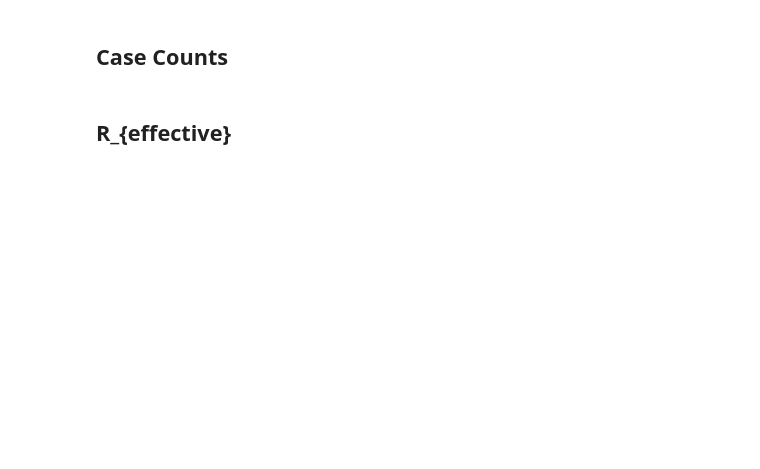
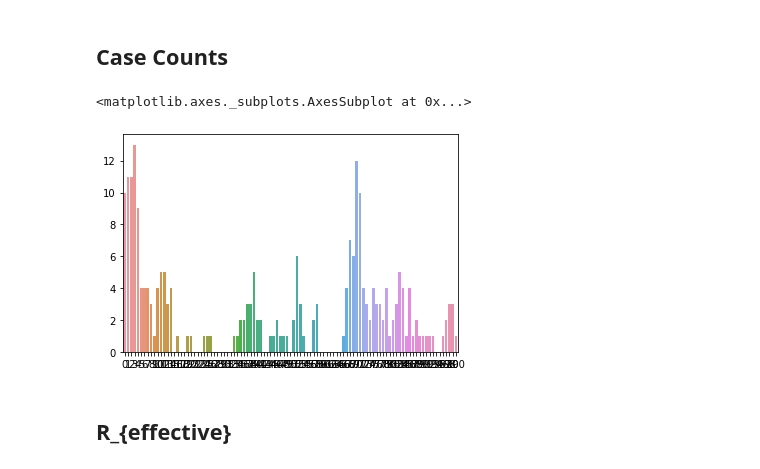
Before and after one commit to blakeelias/pandemic_RL, a Jupyter notebook: code/Cost_Functions.ipynb, the cells around one changed output. Saved outputs shown, nothing was run; the diff lists cells and outputs as text; code cells hidden in the pictures; blank space fills up the shorter version.

```diff
--- a/code/Cost_Functions.ipynb
+++ b/code/Cost_Functions.ipynb
@@ -240,22 +342,22 @@ sns.barplot(list(best_action_table.keys()),
 # %%
 # Roll-Out Using Optimal Policy
 
-current_state = initial_cases
+current_state_idx = bucket_state_index(initial_cases)
 total_reward = 0
 current_discount = 1
 
 action_history = []
-state_history = [current_state]
+state_history = [current_state_idx]
 
 for i in tqdm(range(100)):
-    action, expected_total_reward = select_action(current_state, value_table)
-    new_state, new_reward = step(current_state, action)
+    action_idx = int(best_action_idx[current_state_idx])
+    new_state_idx, new_reward = step(current_state_idx, action_idx)
     total_reward += new_reward * current_discount
 
-    current_state = new_state
+    current_state_idx = new_state_idx
     current_discount *= discount
 
-    action_history.append(action)
-    state_history.append(current_state)
+    action_history.append(actions[action_idx])
+    state_history.append(states[current_state_idx])
 # %%
 total_reward
@@ -262,7 +366,10 @@ total_reward
 # %% [markdown]
 ## Case Counts
 # %%
-sns.lineplot(x=list(range(len(state_history))), y=state_history)
+sns.barplot(x=list(range(len(state_history))), y=state_history)
+# %% [output]
+<matplotlib.axes._subplots.AxesSubplot at 0x...>
+[figure, added]
 # %% [markdown]
 ## R_{effective}
 # %%
```
Also changed, not shown: parts of 34 cells of this notebook.
